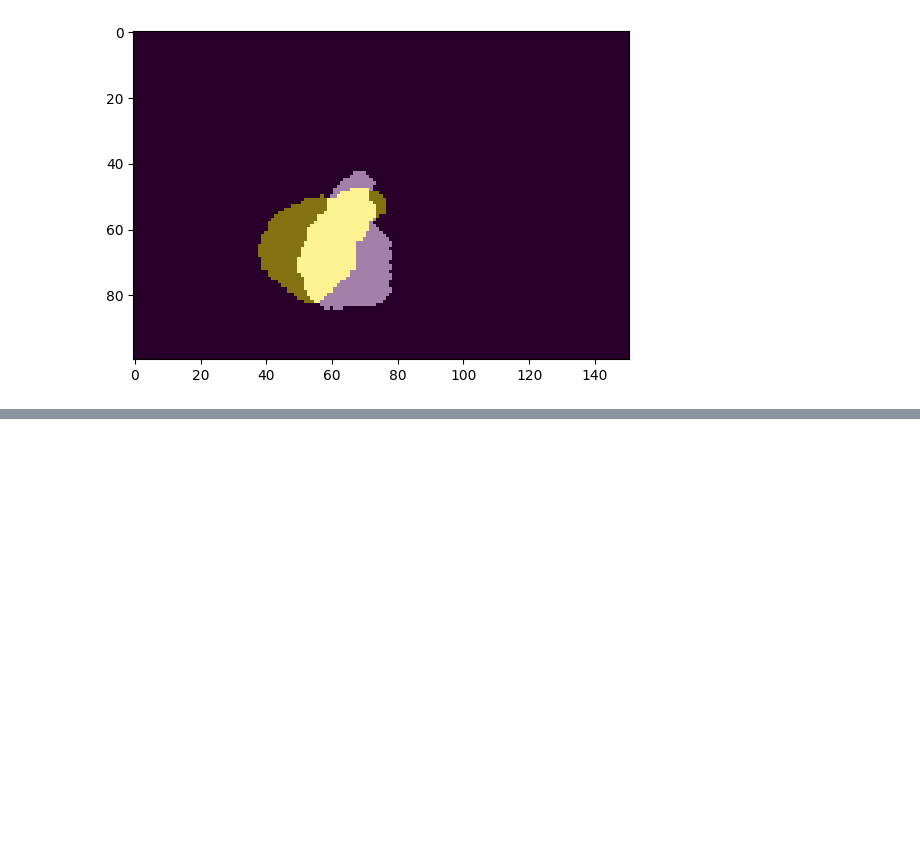
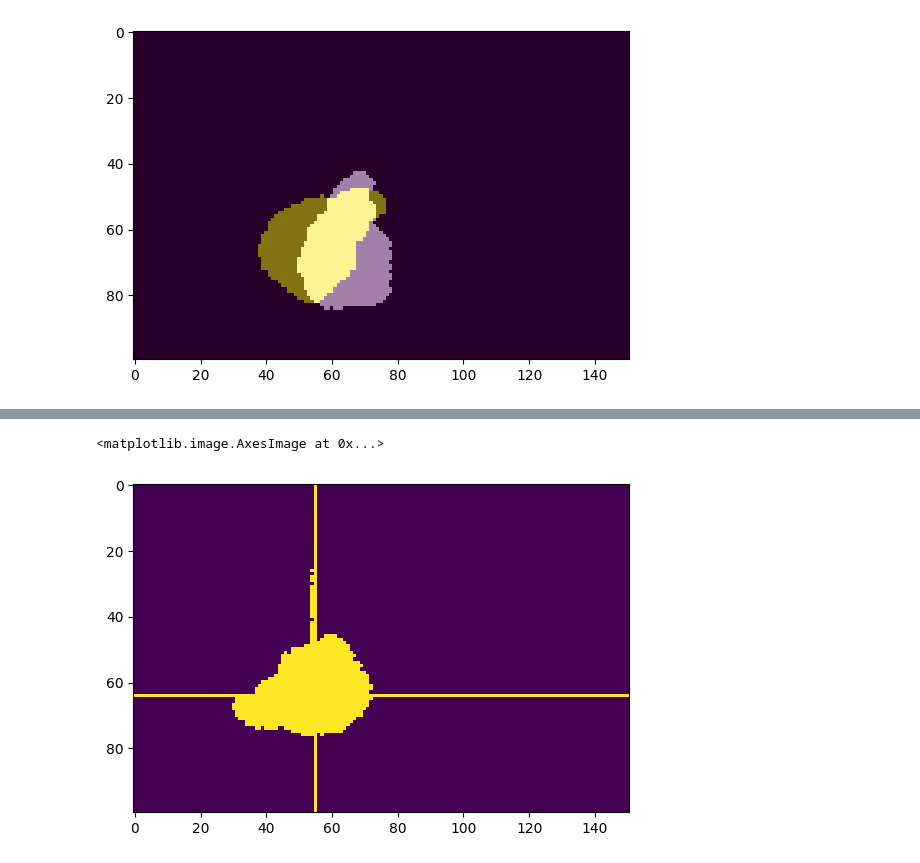
Before and after one commit to sunyu0410/GDP-HMM_AAPMChallenge, a Jupyter notebook: dev/rotate.ipynb, the cells around one changed output, grey strips where cells are left out. Cells and saved outputs as stored; diff of their text form; code cells hidden in the pictures; blank space fills up the shorter version.

```diff
--- a/dev/rotate.ipynb
+++ b/dev/rotate.ipynb
@@ -49,0 +81,8 @@ plt.imshow(ptv_r[40], alpha=0.5)
+# %%
+temp = rotate(torch.from_numpy(angle_plate).unsqueeze(0), 160, center=(55, 64))[0]
+temp[64,:] = 1
+temp[:, 55] = 1
+plt.imshow(temp)
+# %% [output]
+<matplotlib.image.AxesImage at 0x...>
+[figure, added]
```
Also changed, not shown: parts of 20 cells of this notebook.
